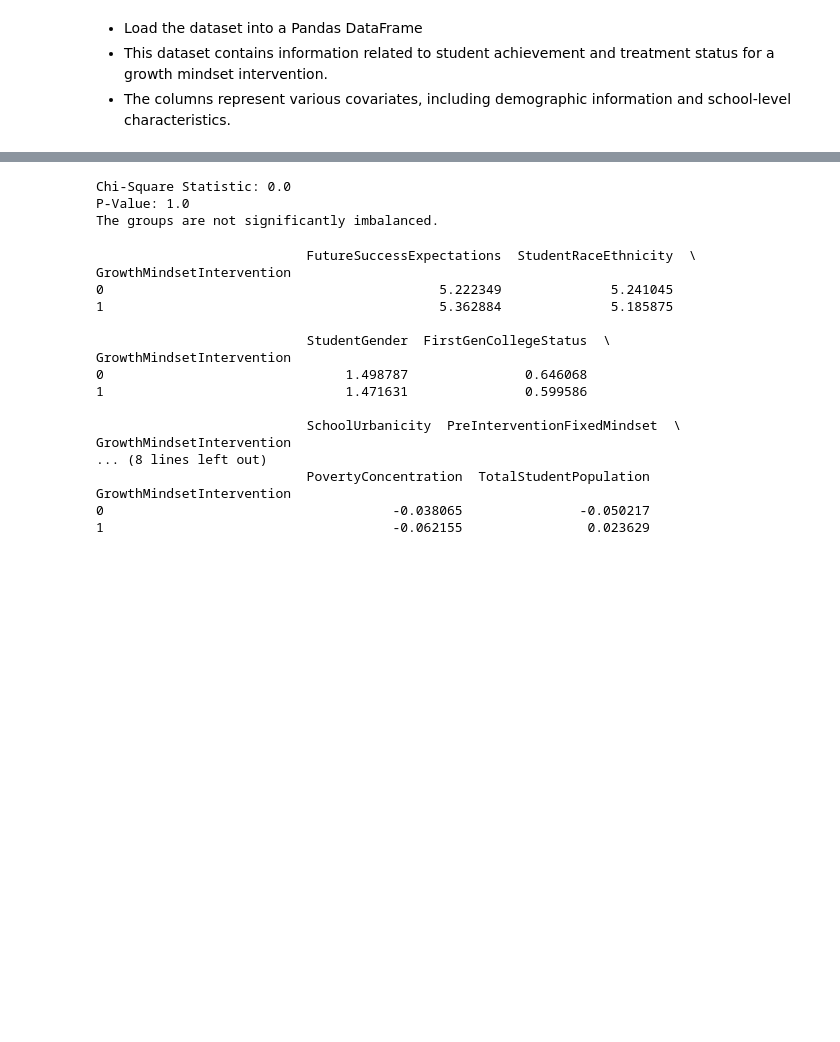
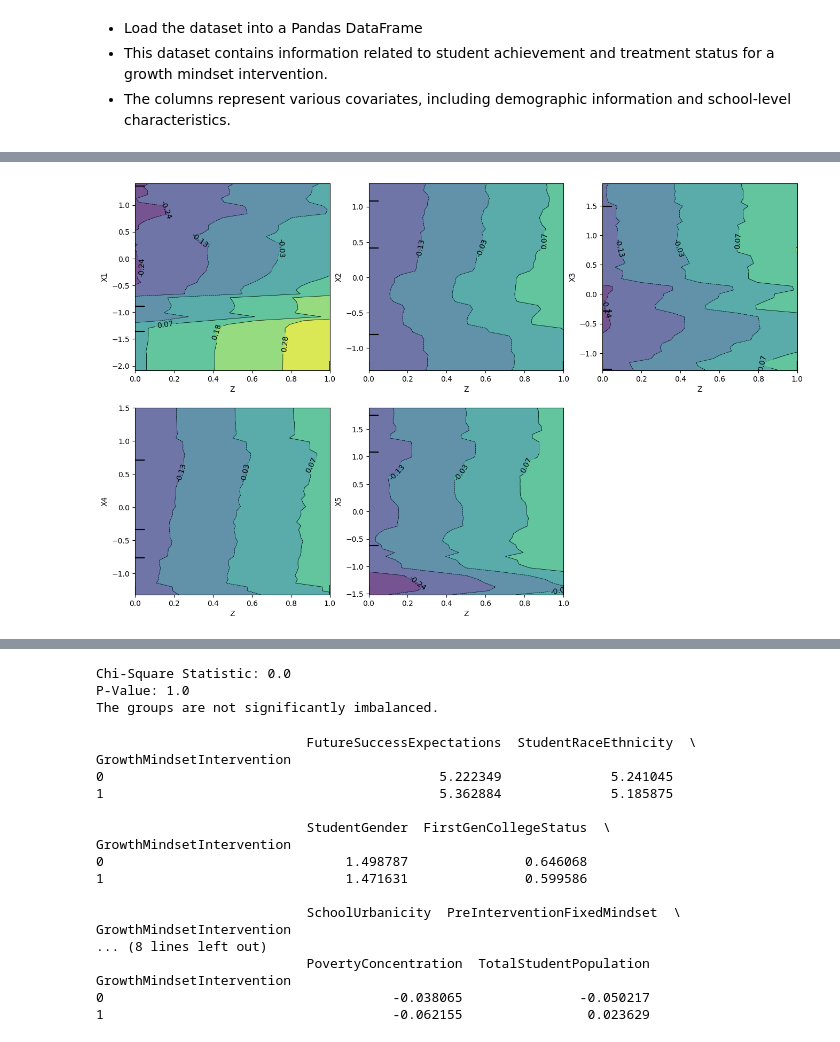
Before and after one commit to lily01awasthi/CATE_Estimation_using_Meta_Learners, a Jupyter notebook: notebooks/Understanding the data.ipynb, the cells around one changed output, grey strips where cells are left out. Cells and saved outputs as stored; diff of their text form; code cells hidden in the pictures; blank space fills up the shorter version.

```diff
--- a/notebooks/Understanding the data.ipynb
+++ b/notebooks/Understanding the data.ipynb
@@ -26,0 +216,24 @@ print(dataset.head())
+# %%
+# Partial Dependence Plots (PDP)
+# Partial Dependence Plots can help show the marginal effect of a feature (covariate) on the predicted outcome while holding other features constant.
+# #PDPs can give a clearer picture of the interaction effects across covariates, especially in tree-based models
+from sklearn.ensemble import RandomForestRegressor
+from sklearn.inspection import PartialDependenceDisplay
+import matplotlib.pyplot as plt
+
+# Fit the Random Forest model
+rf = RandomForestRegressor()
+X = dataset[['Z', 'X1', 'X2', 'X3', 'X4', 'X5']]  # Features
+Y = dataset['Y']  # Outcome
+rf.fit(X, Y)
+
+# Create a larger figure for the Partial Dependence Plots
+fig, ax = plt.subplots(figsize=(16, 10))# Plot Partial Dependence for treatment Z and all other variables
+
+# Plot Partial Dependence for treatment Z and all other variables
+PartialDependenceDisplay.from_estimator(
+    rf, X, features=[('Z', 'X1'), ('Z', 'X2'), ('Z', 'X3'), ('Z', 'X4'), ('Z', 'X5')], grid_resolution=50, ax=ax
+)
+plt.show()
+# %% [output]
+[figure, added]
```
Also changed, not shown: parts of 19 cells of this notebook, 2 other files.
